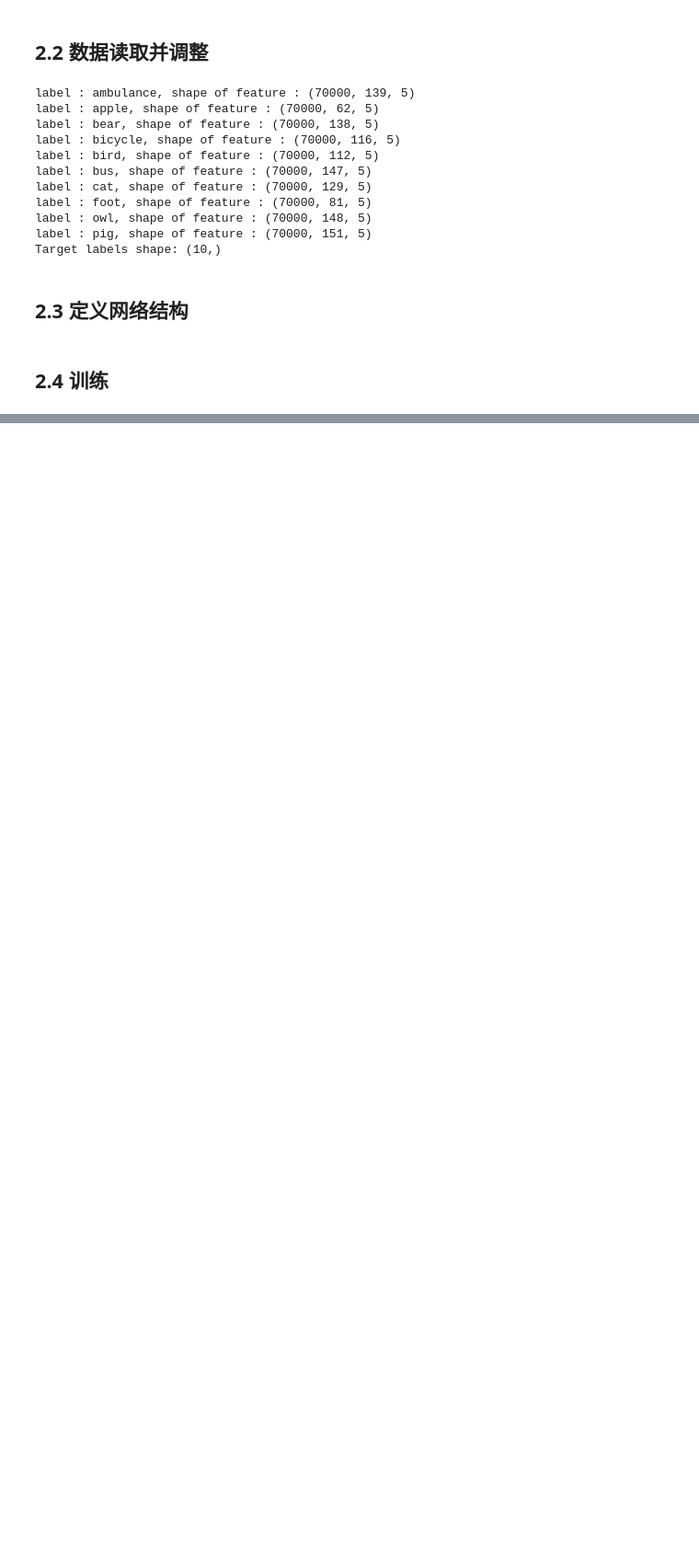
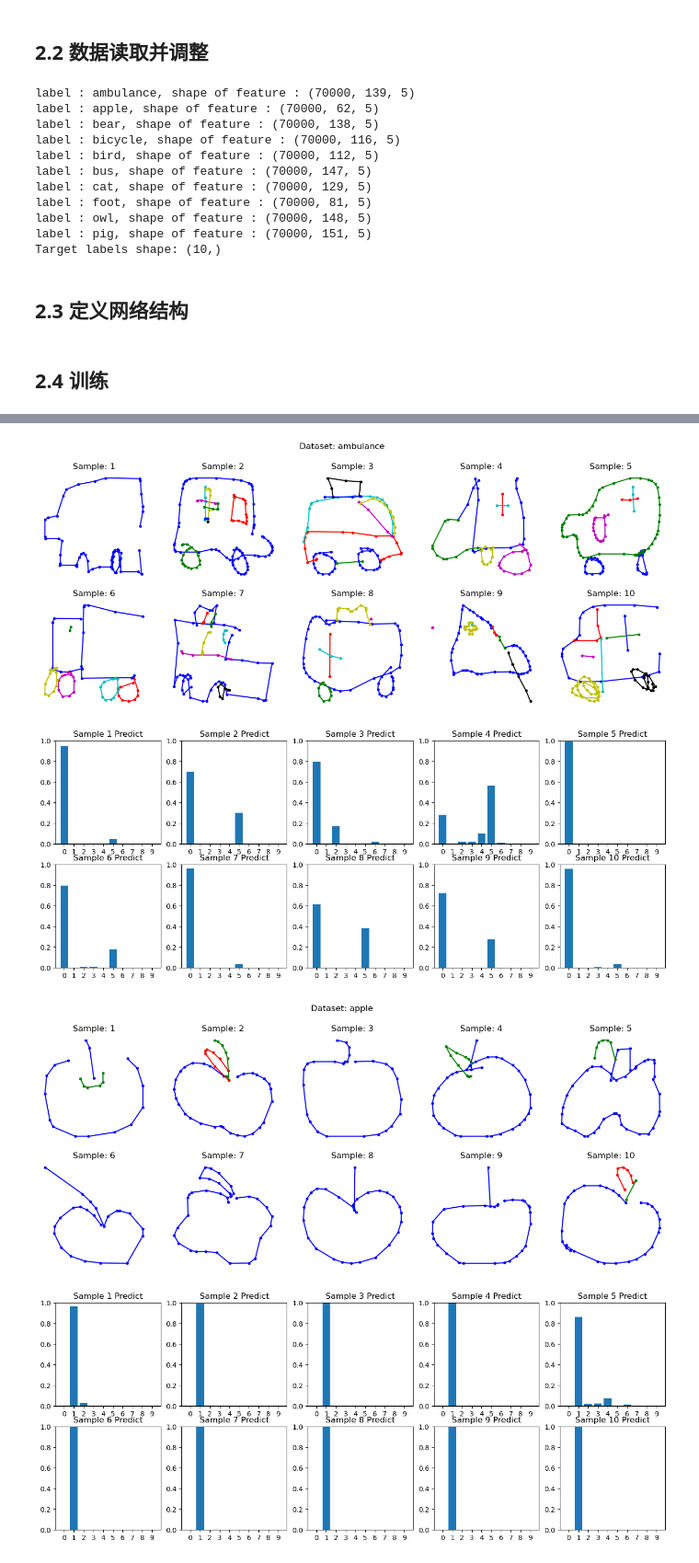
Before and after one commit to CoEric0/LJ_ai_task, a Jupyter notebook: exp004/exp004_2.ipynb, the cells around one changed output, grey strips where cells are left out. Shown at 92% size. Saved outputs shown, nothing was run; the diff lists cells and outputs as text; code cells hidden in the pictures; blank space fills up the shorter version.

```diff
--- a/exp004/exp004_2.ipynb
+++ b/exp004/exp004_2.ipynb
@@ -396,7 +396,8 @@ num_layers = 3
 
 device = "mps"
 batch_size = 64
+epochs = 10
 
 model = BiLSTM(input_size, hidden_size, num_layers, num_classes)
 
-train(model, device, 0.01, 10, batch_size, train_data, val_data)
+# train(model, device, 0.01, epochs, batch_size, train_data, val_data)
@@ -415,0 +406,11 @@ Finished Training, best model saved in epoch 5 with val loss: 329.222
+# %%
+# 加载测试数据
+in_test_features = torch.from_numpy(in_test_features)
+in_test_labels = torch.from_numpy(in_test_labels)
+in_test_data = TensorDataset(in_test_features, in_test_labels)
+# in_test_loader = DataLoader(in_test_data, batch_size=64, shuffle=False)
+
+ood_test_features = torch.from_numpy(ood_test_features)
+ood_test_labels = torch.from_numpy(ood_test_labels)
+ood_test_data = TensorDataset(ood_test_features, ood_test_labels)
+# ood_test_loader = DataLoader(ood_test_data, batch_size=64, shuffle=False)
@@ -415,0 +509,15 @@ Finished Training, best model saved in epoch 5 with val loss: 329.222
+# %%
+epochs = 10
+
+# 加载模型
+trained_model = BiLSTM(input_size, hidden_size, num_layers, num_classes)
+trained_model.load_state_dict(torch.load(f'./trained_BiLSTM_lstm_model_{epochs}epochs.pth'))
+
+# 模型测试
+model_test(trained_model, device, in_test_data, 'in')
+model_test(trained_model, device, ood_test_data, 'out')
+# %% [output]
+[figure, added]
+[figure, added]
+[figure, added]
+[figure, added]
```
Also changed, not shown: parts of 6 cells of this notebook.
